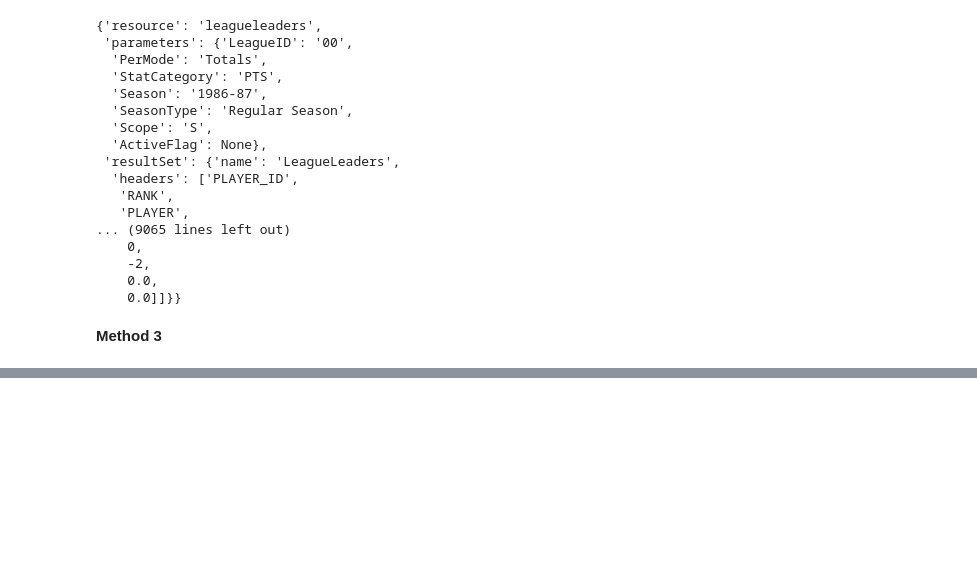
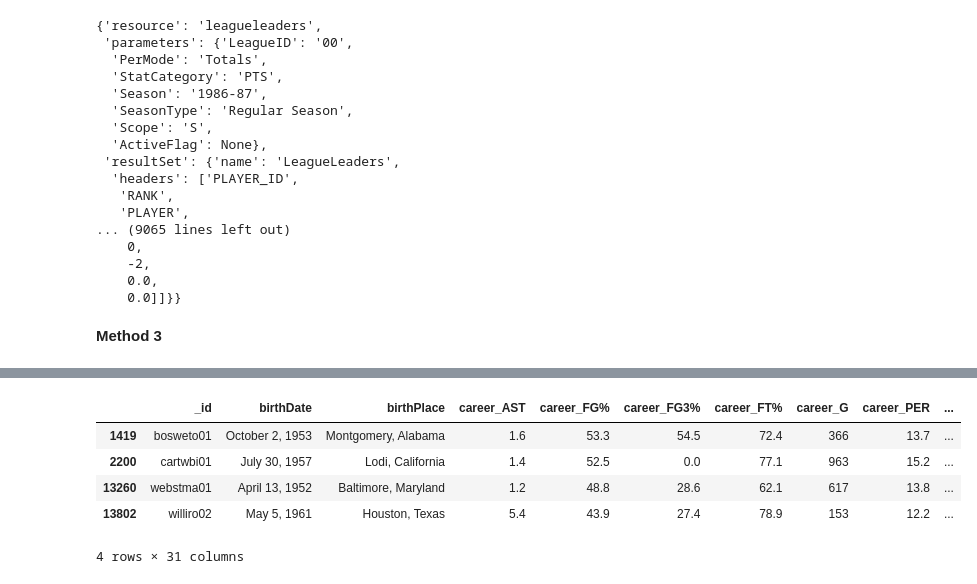
Before and after one commit to danielquer/berlin-housing-market, a Jupyter notebook: nba_api_leagueleaders.ipynb, the cells around one changed output, grey strips where cells are left out. Saved outputs shown, nothing was run; the diff lists cells and outputs as text; code cells hidden in the pictures; blank space fills up the shorter version.

```diff
--- a/nba_api_leagueleaders.ipynb
+++ b/nba_api_leagueleaders.ipynb
@@ -185,0 +267,14 @@ results
+# %%
+#null_displ = data[(data['displ'].isnull()==True)]
+#null_displ = null_displ[['year', 'make', 'model', 'trany', 'drive','fuelType','cylinders', 'displ']]
+#null_displ
+
+null_display = df2[(df2['team'].isnull()==True)]
+null_display
+# %% [output]
+|  | _id | birthDate | birthPlace | career_AST | career_FG% | career_FG3% | career_FT% | career_G | career_PER | ... |
+| 1419 | bosweto01 | October 2, 1953 | Montgomery, Alabama | 1.6 | 53.3 | 54.5 | 72.4 | 366 | 13.7 | ... |
+| 2200 | cartwbi01 | July 30, 1957 | Lodi, California | 1.4 | 52.5 | 0.0 | 77.1 | 963 | 15.2 | ... |
+| 13260 | webstma01 | April 13, 1952 | Baltimore, Maryland | 1.2 | 48.8 | 28.6 | 62.1 | 617 | 13.8 | ... |
+| 13802 | williro02 | May 5, 1961 | Houston, Texas | 5.4 | 43.9 | 27.4 | 78.9 | 153 | 12.2 | ... |
+4 rows × 31 columns
```
Also changed, not shown: parts of 16 cells of this notebook.
